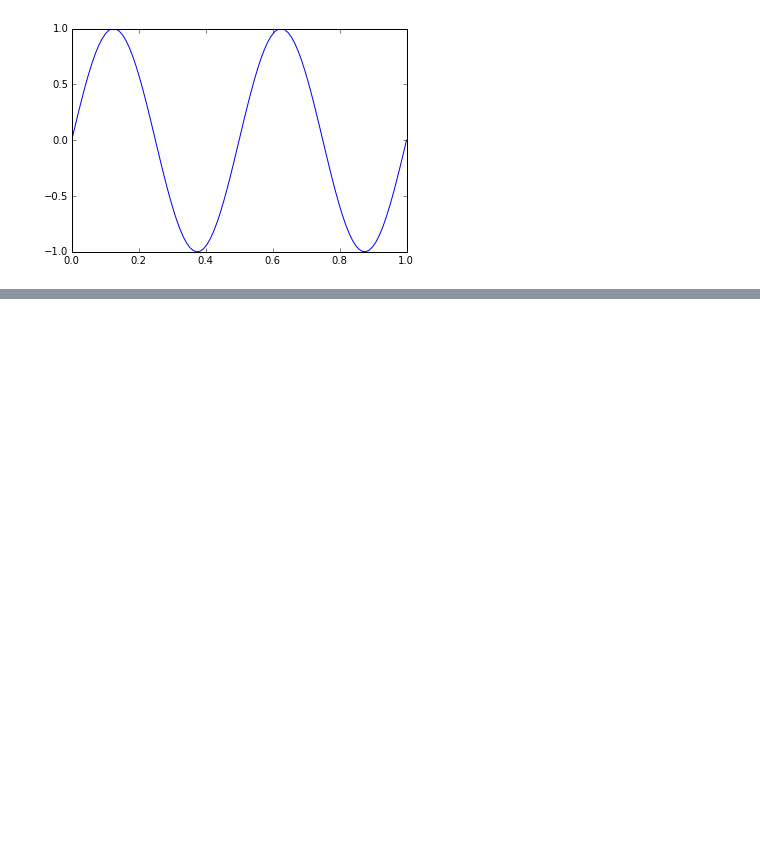
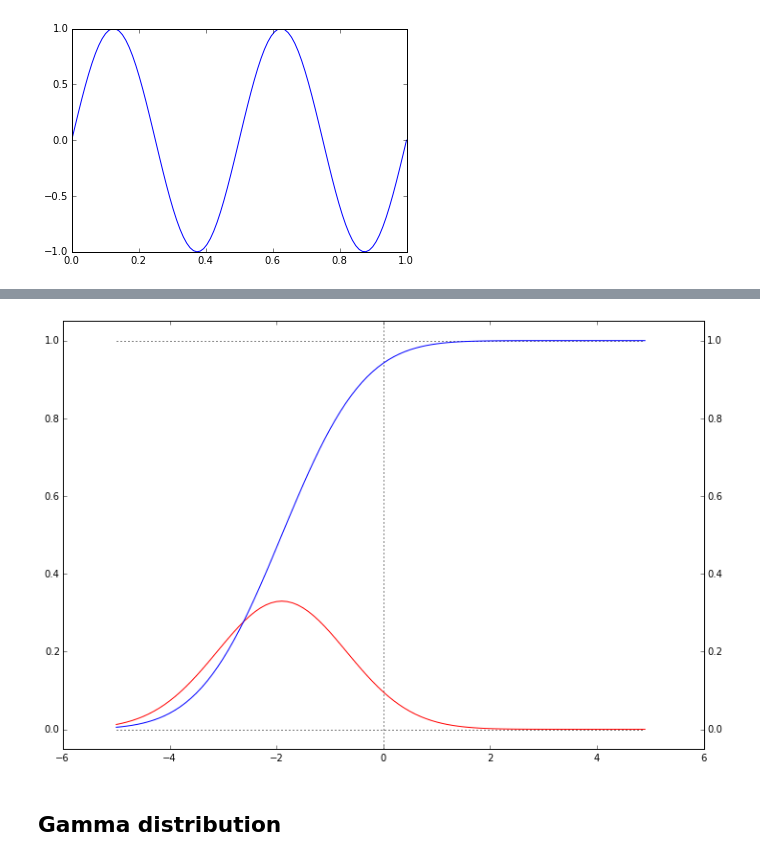
Before and after one commit to janwuyts/pythonplayground, a Jupyter notebook: testJW_20141020.ipynb, the cells around one changed output, grey strips where cells are left out. Saved outputs shown, nothing was run; the diff lists cells and outputs as text; code cells hidden in the pictures; blank space fills up the shorter version.

```diff
--- a/testJW_20141020.ipynb
+++ b/testJW_20141020.ipynb
@@ -27,0 +36,20 @@ interact(pltsin, f=(1,10,0.1), a=(1,10,1));
+# %%
+x = np.arange(-5.0,5.0,0.1)
+yrange = (-0.05,1.05)
+def plt_norm(sigma=1, loc=0):
+    fig = plt.figure(figsize=(12,8))
+    ax1 = fig.add_subplot(111)
+    ax1.plot((min(x),max(x)),(0,0), "k:")
+    ax1.plot((min(x),max(x)),(1,1), "k:")
+    ax1.plot((0,0), yrange, "k:")
+    ax1.set_ylim(*yrange)
+    ax1.plot(x, stats.norm.pdf(x, loc, sigma), "r-")
+    ax2 = ax1.twinx()
+    ax2.set_ylim(*yrange)
+    ax2.plot(x, stats.norm.cdf(x, loc, sigma), "b-")
+# %%
+interact(plt_norm, sigma=(0.01,3,0.1), loc=(-2,2,0.1));
+# %% [output]
+[figure, added]
+# %% [markdown]
+## Gamma distribution
```
Also changed, not shown: parts of 14 cells of this notebook.
